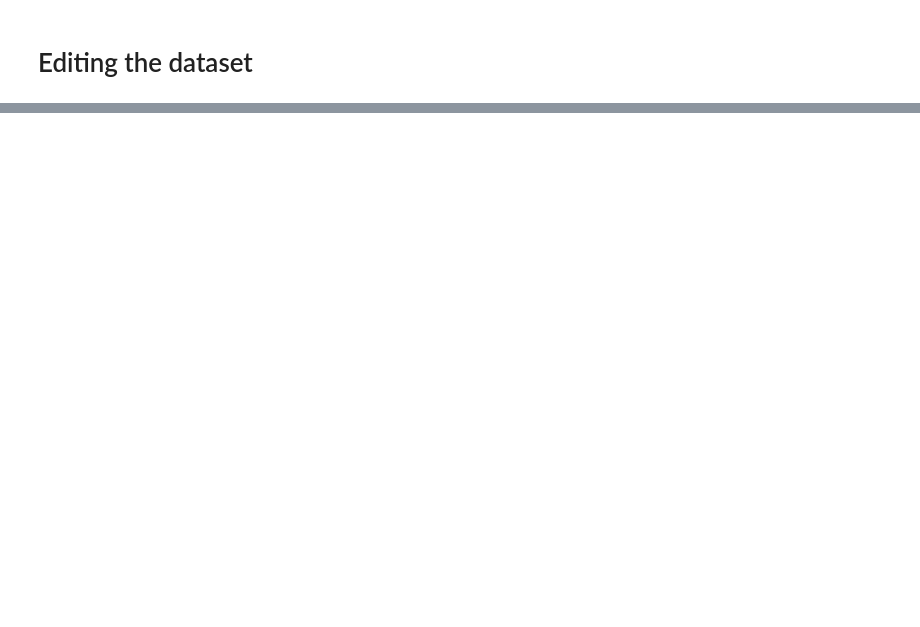
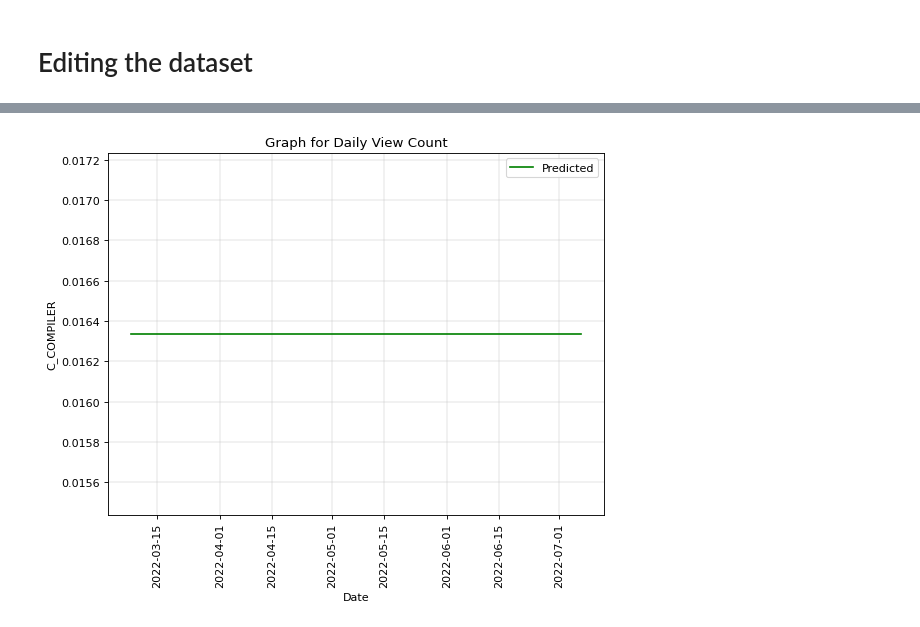
Before and after one commit to PrajjwalPathak/One-Percent-Projects, a Jupyter notebook: Data_Analysis/DataPrediction_CDM_App_Date_Apple.ipynb, the cells around one changed output, grey strips where cells are left out. Saved outputs shown, nothing was run; the diff lists cells and outputs as text; code cells hidden in the pictures; blank space fills up the shorter version.

```diff
--- a/Data_Analysis/DataPrediction_CDM_App_Date_Apple.ipynb
+++ b/Data_Analysis/DataPrediction_CDM_App_Date_Apple.ipynb
@@ -190,0 +118,5 @@ for platform in df.columns[1:]:
+# %%
+X_train, y_train = X[:289], y[:289]
+X_test, y_test = X[289:], y[289:]
+X_predict, y_predict = X[:120], y[:120]
+X_train.shape, y_train.shape, X_test.shape, y_test.shape, X_predict.shape, y_predict.shape
@@ -190,0 +205,11 @@ for platform in df.columns[1:]:
+# %%
+plt.rcParams.update({'figure.figsize': (8, 6), 'figure.dpi':80})
+fig, ax = plt.subplots()
+sns.lineplot(data=predicted_result, x='DATE', y='Predicted', label ='Predicted', color='Green')
+plt.xlabel('Date')
+plt.ylabel(data.columns[0])
+plt.title('Graph for Daily View Count')
+plt.grid(linestyle='-', linewidth=0.3)
+ax.tick_params(axis='x', rotation=90)
+# %% [output]
+[figure, added]
```
Also changed, not shown: parts of 42 cells of this notebook.
